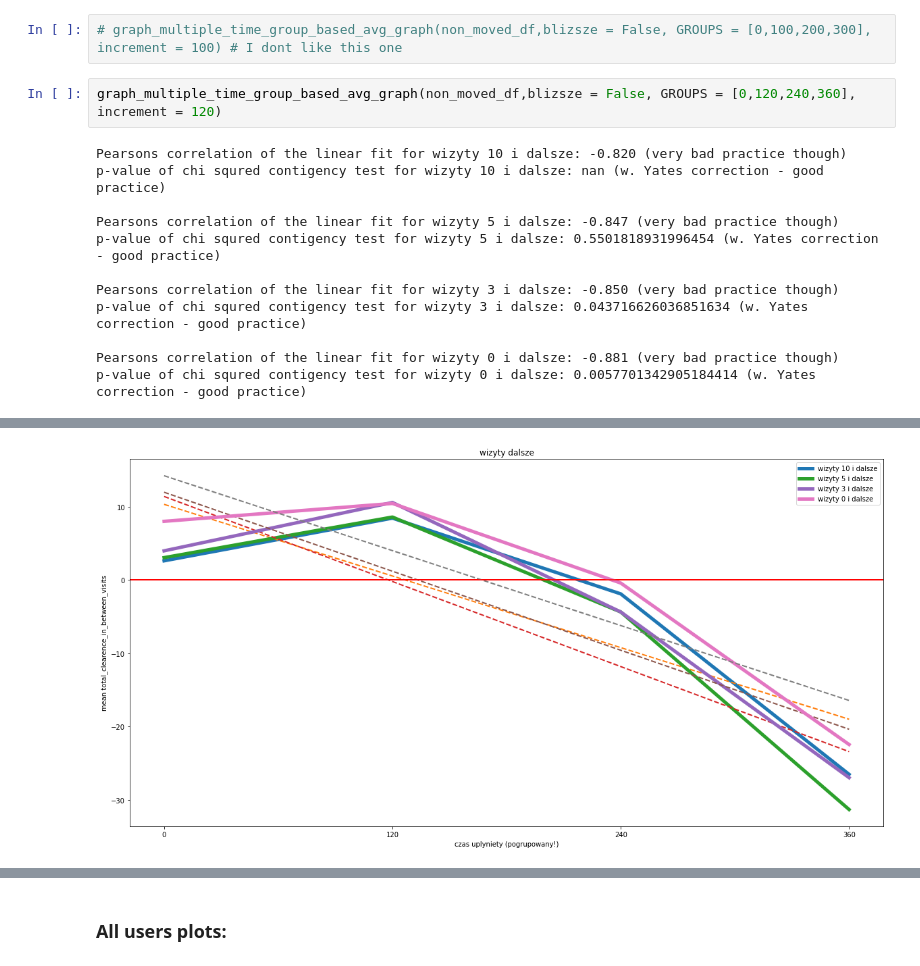
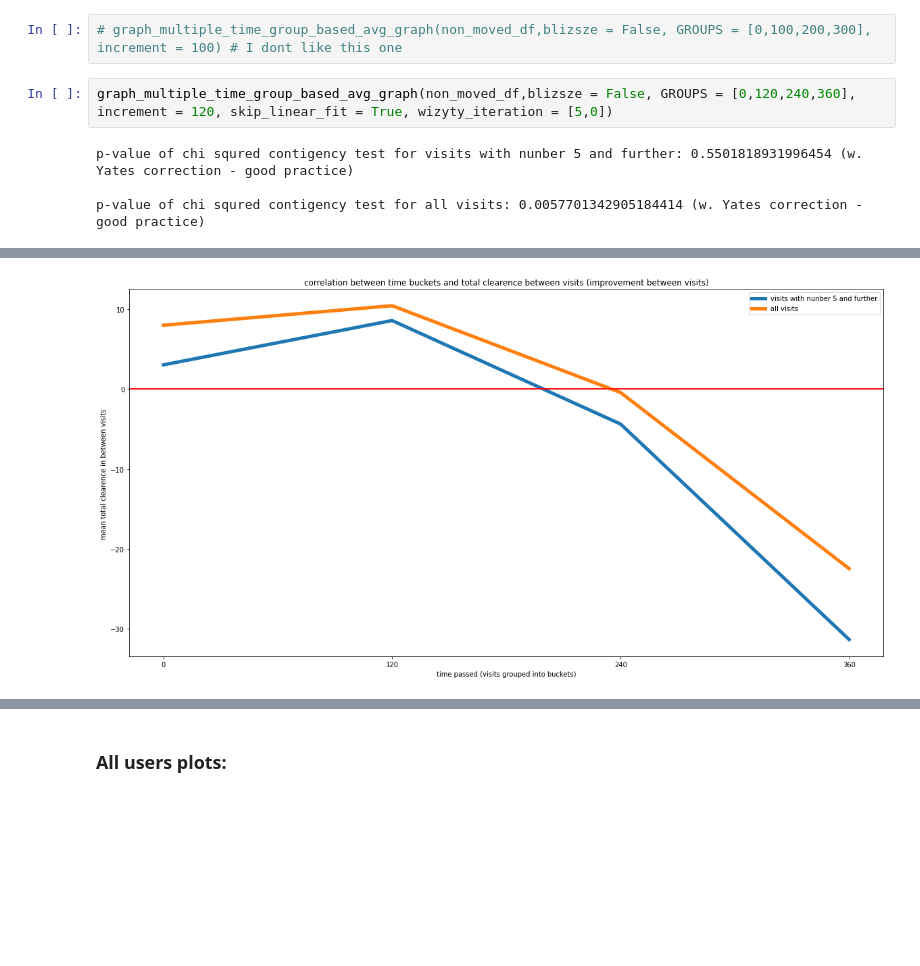
Before and after one commit to szczekulskij/long-term-analysis-of-pws, a Jupyter notebook: main.ipynb, the cells around one changed output, grey strips where cells are left out. Saved outputs shown, nothing was run; the diff lists cells and outputs as text; blank space fills up the shorter version.

Commit message:
update 2nd graph

```diff
--- a/main.ipynb
+++ b/main.ipynb
@@ -285,16 +285,8 @@ p-value of chi squred contigency test for wizyty 0 i dalsze: 0.00320739171700968
 # %%
 # graph_multiple_time_group_based_avg_graph(non_moved_df,blizsze = False, GROUPS = [0,100,200,300], increment = 100) # I dont like this one
 # %%
-graph_multiple_time_group_based_avg_graph(non_moved_df,blizsze = False, GROUPS = [0,120,240,360], increment = 120)
+graph_multiple_time_group_based_avg_graph(non_moved_df,blizsze = False, GROUPS = [0,120,240,360], increment = 120, skip_linear_fit = True, wizyty_iteration = [5,0])
 # %% [output]
-Pearsons correlation of the linear fit for wizyty 10 i dalsze: -0.820 (very bad practice though)
-p-value of chi squred contigency test for wizyty 10 i dalsze: nan (w. Yates correction - good practice)
+p-value of chi squred contigency test for visits with nunber 5 and further: 0.5501818931996454 (w. Yates correction - good practice)
 
-Pearsons correlation of the linear fit for wizyty 5 i dalsze: -0.847 (very bad practice though)
-p-value of chi squred contigency test for wizyty 5 i dalsze: 0.5501818931996454 (w. Yates correction - good practice)
-
-Pearsons correlation of the linear fit for wizyty 3 i dalsze: -0.850 (very bad practice though)
-p-value of chi squred contigency test for wizyty 3 i dalsze: 0.043716626036851634 (w. Yates correction - good practice)
-
-Pearsons correlation of the linear fit for wizyty 0 i dalsze: -0.881 (very bad practice though)
-p-value of chi squred contigency test for wizyty 0 i dalsze: 0.0057701342905184414 (w. Yates correction - good practice)
+p-value of chi squred contigency test for all visits: 0.0057701342905184414 (w. Yates correction - good practice)
@@ -306,4 +298,4 @@ p-value of chi squred contigency test for wizyty 0 i dalsze: 0.00577013429051844
-[figure, old version]
+[figure, new version]
 # %%
 graph_multiple_time_group_based_avg_graph(non_moved_df,blizsze = False, GROUPS = [0,90,180,270,360], increment=90)
 # %% [output]
```
Also changed, not shown: parts of 10 cells of this notebook, 1 other file.
